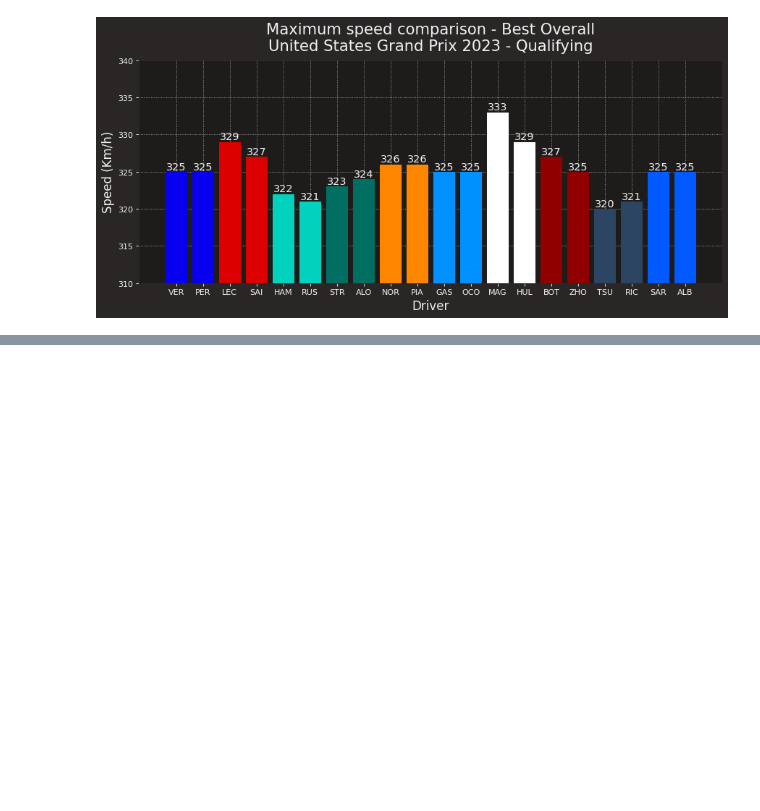
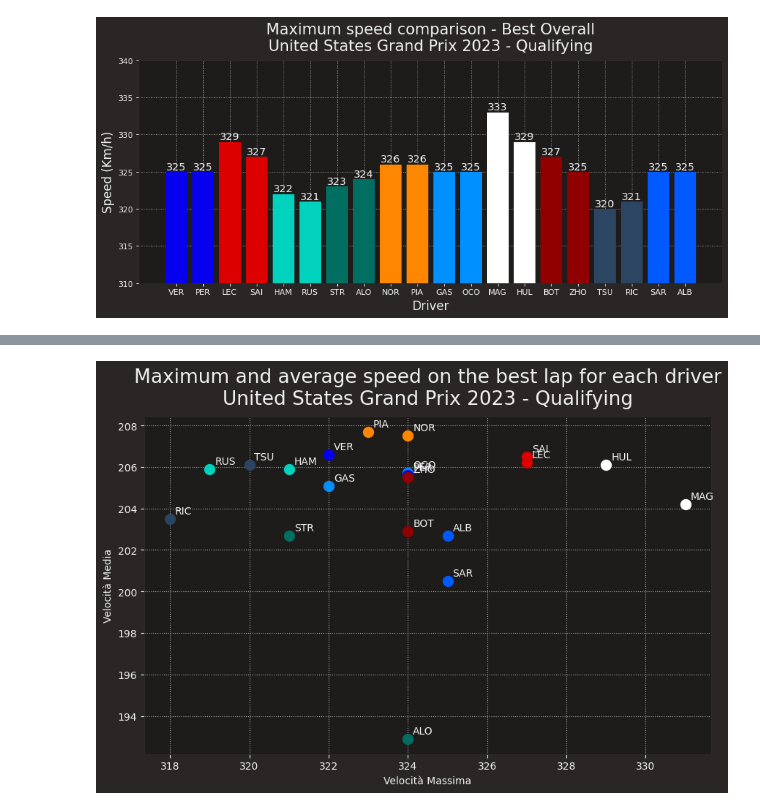
Before and after one commit to Rick8998/AustinF1, a Jupyter notebook: quali.ipynb, the cells around one changed output, grey strips where cells are left out. Cells and saved outputs as stored; diff of their text form; code cells hidden in the pictures; blank space fills up the shorter version.

```diff
--- a/quali.ipynb
+++ b/quali.ipynb
@@ -323,0 +342,41 @@ plt.show()
+# %%
+nomi_piloti = list(max_speed_dict.keys())
+
+velocita_massima_valori = list(max_speed_dict.values())
+velocita_media_valori = list(mean_speed_dict.values())
+
+data = fp_laps.drop_duplicates(subset="Driver")
+team_dei_piloti = dict(zip(data['Driver'], data['Team']))
+
+colori_team = {}
+
+# Itera attraverso i team unici nel DataFrame
+for team in data['Team'].unique():
+    # Ottieni il colore del team utilizzando la funzione team_color
+    colore = ff1.plotting.team_color(team)
+    # Associa il colore al team nel dizionario
+    colori_team[team] = colore
+
+
+plt.figure(figsize=(10, 6))
+for pilota in nomi_piloti:
+    team_pilota = team_dei_piloti[pilota]
+    colore = colori_team[team_pilota]
+    plt.scatter(max_speed_dict[pilota], mean_speed_dict[pilota], label=pilota, color=colore, s=100)
+
+
+# Aggiungi le etichette per i punti
+for i in range(len(nomi_piloti)):
+    plt.annotate(nomi_piloti[i], (velocita_massima_valori[i], velocita_media_valori[i]), fontsize=10, textcoords="offset points", xytext=(5, 5))
+plt.grid(True, linestyle=":")
+# Etichette degli assi (invertite)
+plt.xlabel("Velocità Massima")
+plt.ylabel("Velocità Media")
+
+# Titolo del grafico
+plt.title(f"Maximum and average speed on the best lap for each driver\n"f"{fp.event['EventName']} {fp.event.year} - {fp.name}")
+
+# Mostra il grafico
+plt.show()
+# %% [output]
+[figure, added]
```
Also changed, not shown: parts of 3 cells of this notebook.
